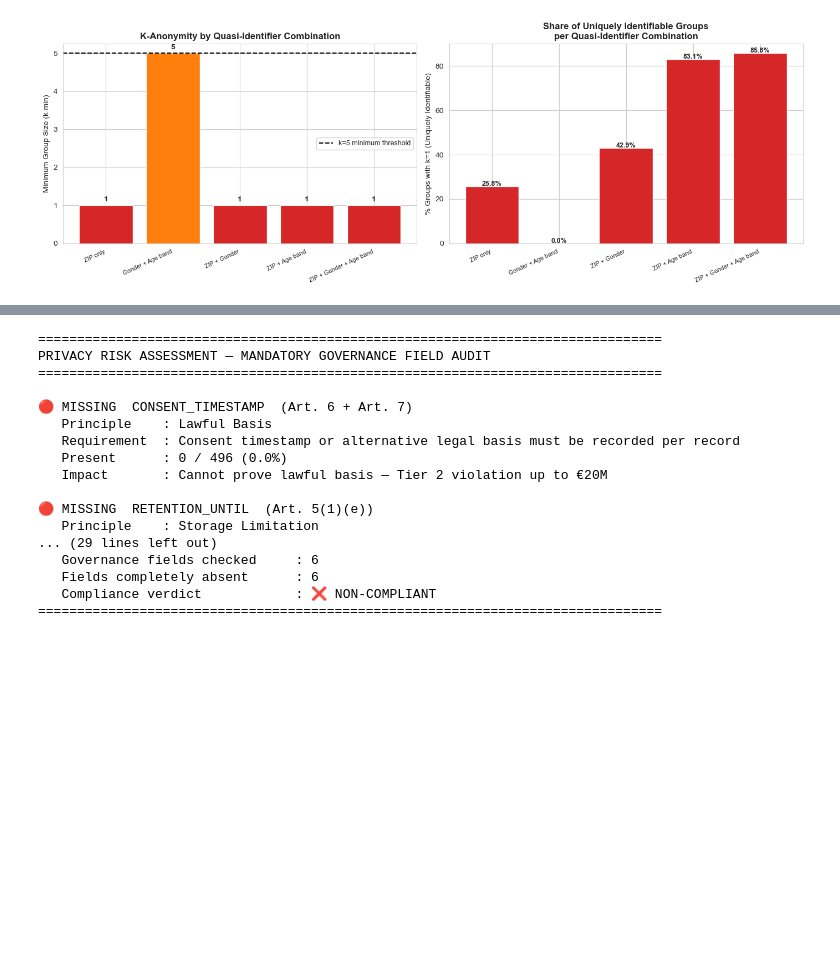
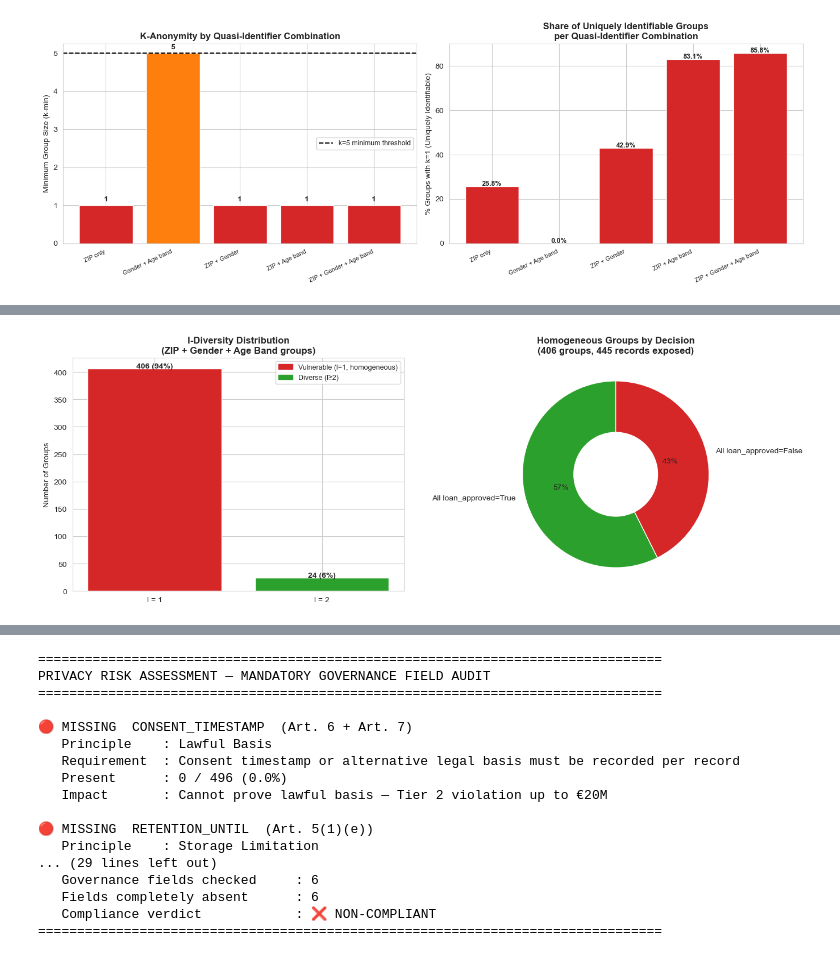
Before and after one commit to mariehenke73606/DEGO-2606---TXC_12, a Jupyter notebook: notebooks/03 - privacy - demo.ipynb, the cells around one changed output, grey strips where cells are left out. Saved outputs shown, nothing was run; the diff lists cells and outputs as text; code cells hidden in the pictures; blank space fills up the shorter version.

```diff
--- a/notebooks/03 - privacy - demo.ipynb
+++ b/notebooks/03 - privacy - demo.ipynb
@@ -436,3 +554,45 @@ plt.show()
+# %%
+# ============================================================================
+# VISUALISATION: Homogeneity Attack & l-Diversity
+# ============================================================================
+
+fig, axes = plt.subplots(1, 2, figsize=(14, 5))
+
+# --- Left: l-Diversity distribution ---
+l_labels = [f'l = {l}' for l in l_counts.index]
+l_colors = ['#d62728' if l == 1 else '#2ca02c' for l in l_counts.index]
+bars = axes[0].bar(l_labels, l_counts.values, color=l_colors, edgecolor='white')
+axes[0].set_ylabel('Number of Groups')
+axes[0].set_title('l-Diversity Distribution\n(ZIP + Gender + Age Band groups)',
+                   fontsize=12, fontweight='bold')
+for bar, val in zip(bars, l_counts.values):
+    pct = val / n_groups * 100
+    axes[0].text(bar.get_x() + bar.get_width() / 2, val + 1,
+                 f'{val} ({pct:.0f}%)', ha='center', fontsize=10, fontweight='bold')
+
+legend_patches = [
+    mpatches.Patch(color='#d62728', label='Vulnerable (l=1, homogeneous)'),
+    mpatches.Patch(color='#2ca02c', label='Diverse (l≥2)'),
+]
+axes[0].legend(handles=legend_patches, fontsize=9)
+
+# --- Right: Homogeneous groups by decision value ---
+if n_homogeneous > 0:
+    homo_decisions = df_homogeneity[df_homogeneity['homogeneous']]['decision_value'].value_counts()
+    dec_labels = [f'All {sensitive_field}={v}' for v in homo_decisions.index]
+    dec_colors = ['#2ca02c' if v == True else '#d62728' for v in homo_decisions.index]
+    axes[1].pie(homo_decisions.values, labels=dec_labels, colors=dec_colors,
+                autopct='%1.0f%%', startangle=90, wedgeprops=dict(width=0.55))
+    axes[1].set_title(f'Homogeneous Groups by Decision\n({n_homogeneous} groups, {n_records_exposed} records exposed)',
+                       fontsize=12, fontweight='bold')
+else:
+    axes[1].text(0.5, 0.5, 'No homogeneous groups found', ha='center', va='center')
+    axes[1].set_title('Homogeneous Groups', fontsize=12, fontweight='bold')
+
+plt.tight_layout()
+plt.show()
+# %% [output]
+[figure, added]
 # %% [markdown]
 ### Analysis 2: Results and Findings
 
```
Also changed, not shown: parts of 17 cells of this notebook.
